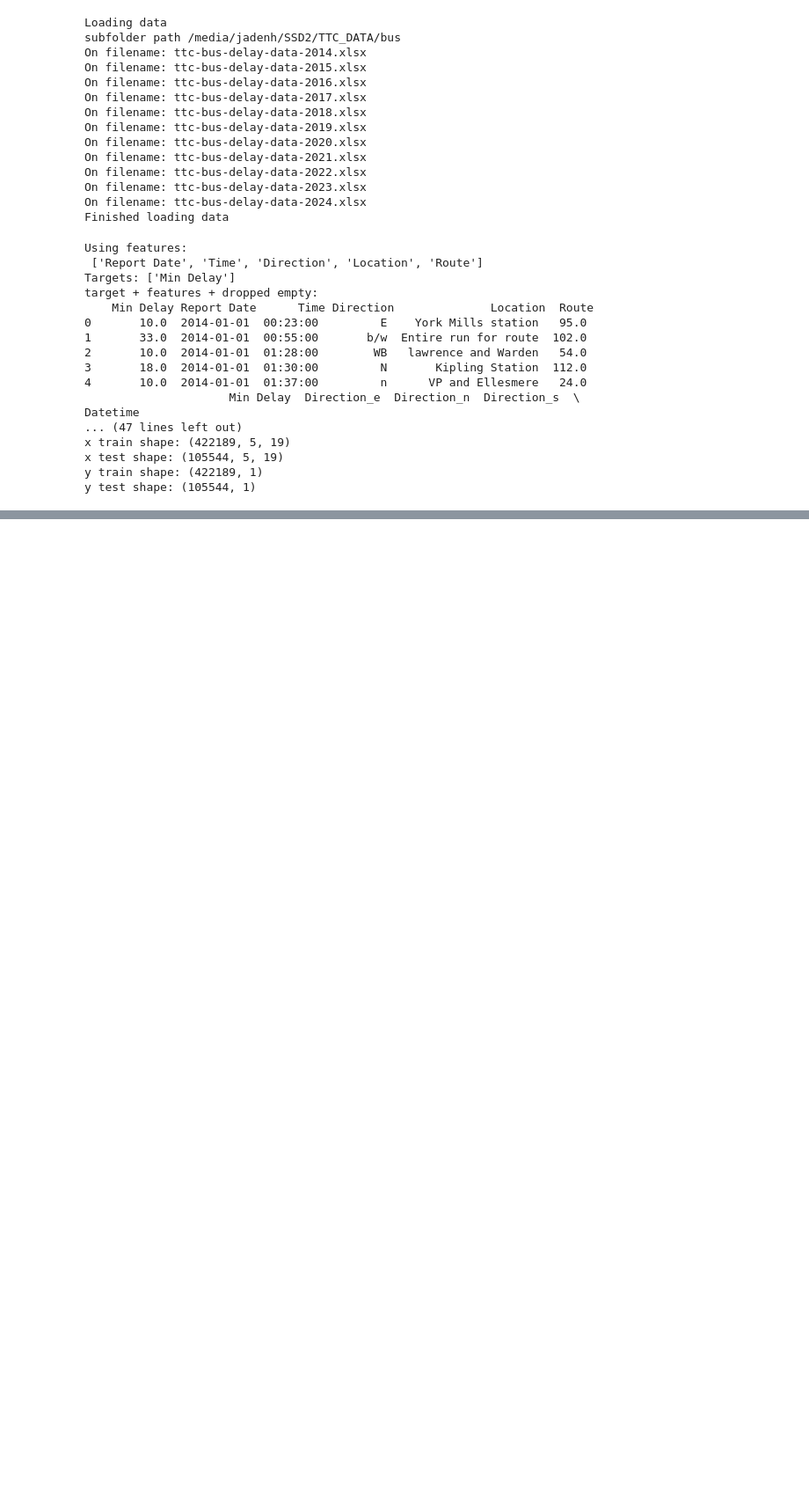
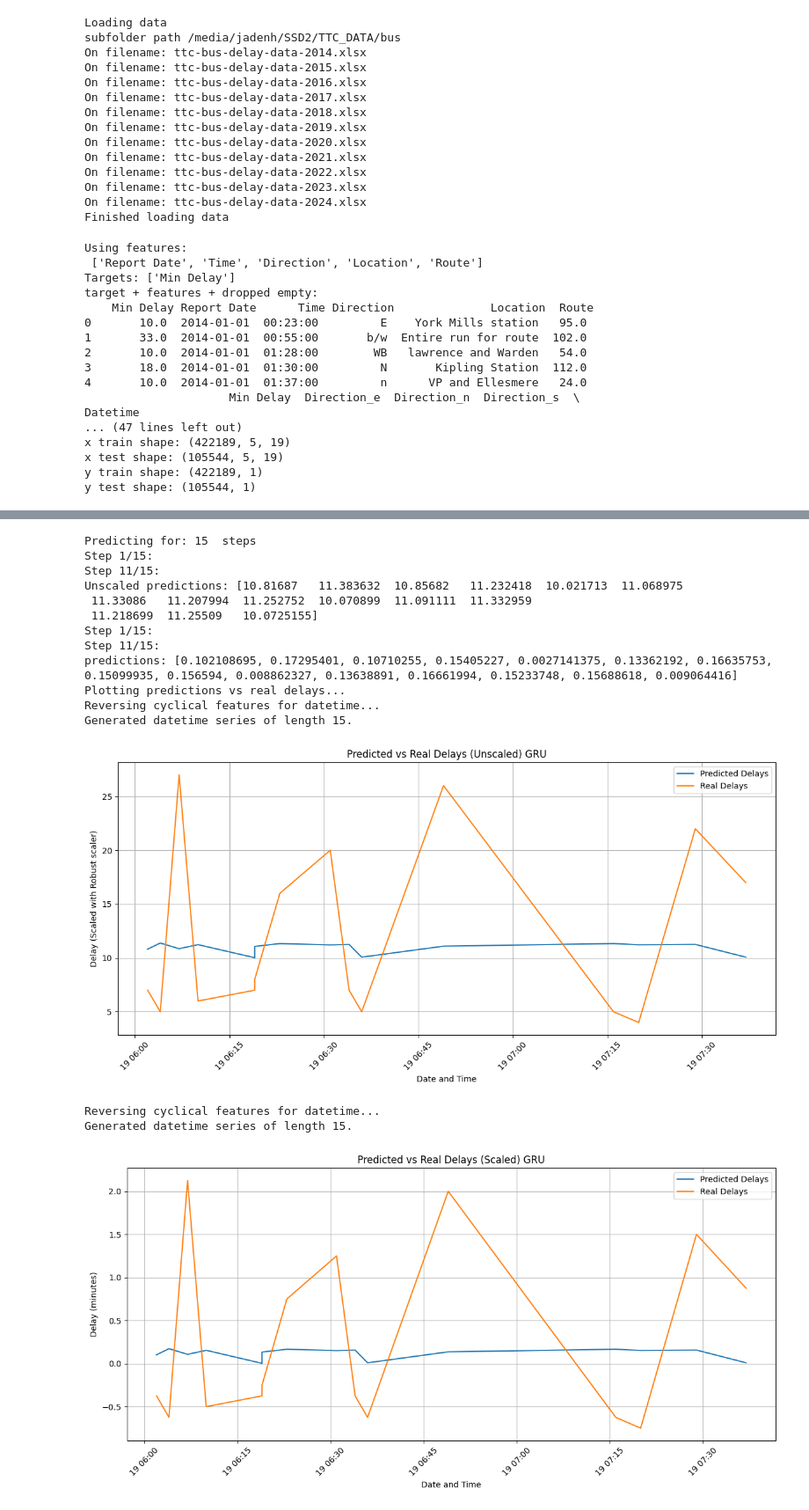
Before and after one commit to jaden-hong/AISE4010_project, a Jupyter notebook: ttc_project.ipynb, the cells around one changed output, grey strips where cells are left out. Shown at 88% size. Drawn from its saved outputs; the diff is of its cells as text; code cells hidden in the pictures; blank space fills up the shorter version.

```diff
--- a/ttc_project.ipynb
+++ b/ttc_project.ipynb
@@ -1065 +1070,71 @@ plot_predictions_vs_real(predicted_delays, real_delays, cyclical_features, pred_
+# %%
+# Forecasting for GRU model
+
+pred_steps = 15
+print("Predicting for:",pred_steps," steps")
+
+# Forecast the next delays
+predicted_delays_unscaled = forecast_next_delays(
+    model=gru_model,
+    X_test_regular=X_train_regular,
+    X_test_location=X_train_location,
+    X_test_route=X_train_route,
+    scaler=scaler,
+    steps=pred_steps,
+    unscale=True,
+)
+
+predicted_delays = forecast_next_delays(
+    model=gru_model,
+    X_test_regular=X_train_regular,
+    X_test_location=X_train_location,
+    X_test_route=X_train_route,
+    scaler=scaler,
+    steps=pred_steps,
+    unscale=False,
+)
+
+
+cyclical_features = X_test[:pred_steps, 0, 8:19]
+
+# print(df_test.head(pred_steps))
+
+# Get actual delays for comparison
+real_delays = y_test[:pred_steps]
+# print("Real delays:",real_delays)
+real_delays_unscaled = scaler.inverse_transform(np.array(real_delays).reshape(-1, 1)).squeeze()
+
+print("Plotting predictions vs real delays...")
+plot_predictions_vs_real(predicted_delays_unscaled, #unscaled (in minutes)
+                         real_delays_unscaled,
+                         cyclical_features,
+                         pred_steps,
+                         xlabel = 'Date and Time',
+                         ylabel = 'Delay (Scaled with Robust scaler)',
+                         title = 'Predicted vs Real Delays (Unscaled) GRU')
+
+plot_predictions_vs_real(predicted_delays,
+                         real_delays,
+                         cyclical_features,
+                         pred_steps,
+                         xlabel = 'Date and Time',
+                         ylabel = 'Delay (minutes)',
+                         title = 'Predicted vs Real Delays (Scaled) GRU') #scaled
+# %% [output]
+Predicting for: 15  steps
+Step 1/15:
+Step 11/15:
+Unscaled predictions: [10.81687   11.383632  10.85682   11.232418  10.021713  11.068975
+ 11.33086   11.207994  11.252752  10.070899  11.091111  11.332959
+ 11.218699  11.25509   10.0725155]
+Step 1/15:
+Step 11/15:
+predictions: [0.102108695, 0.17295401, 0.10710255, 0.15405227, 0.0027141375, 0.13362192, 0.16635753, 0.15099935, 0.156594, 0.008862327, 0.13638891, 0.16661994, 0.15233748, 0.15688618, 0.009064416]
+Plotting predictions vs real delays...
+Reversing cyclical features for datetime...
+Generated datetime series of length 15.
+[figure, added]
+Reversing cyclical features for datetime...
+Generated datetime series of length 15.
+[figure, added]
 # %%
```
Also changed, not shown: parts of 19 cells of this notebook.
